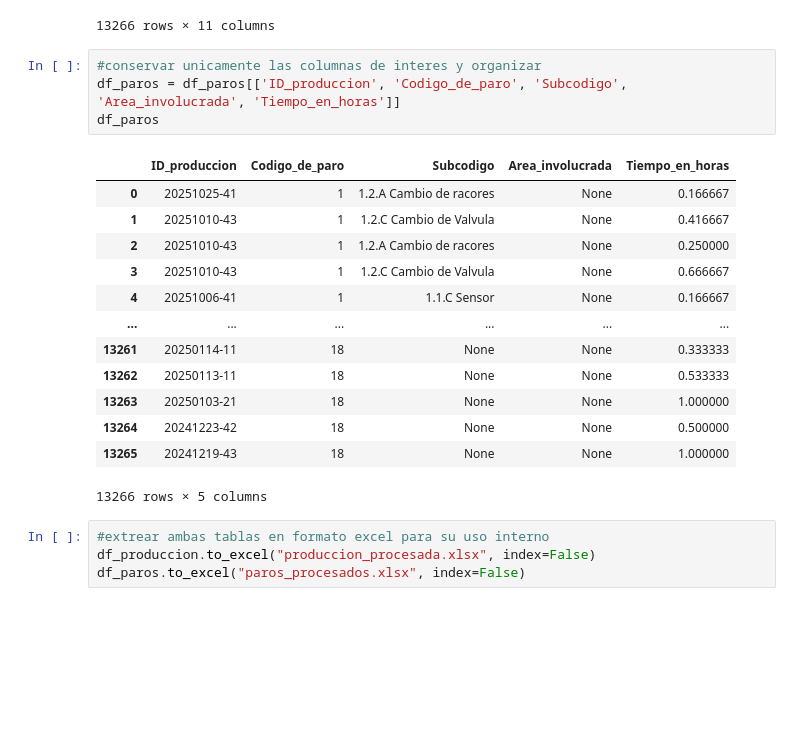
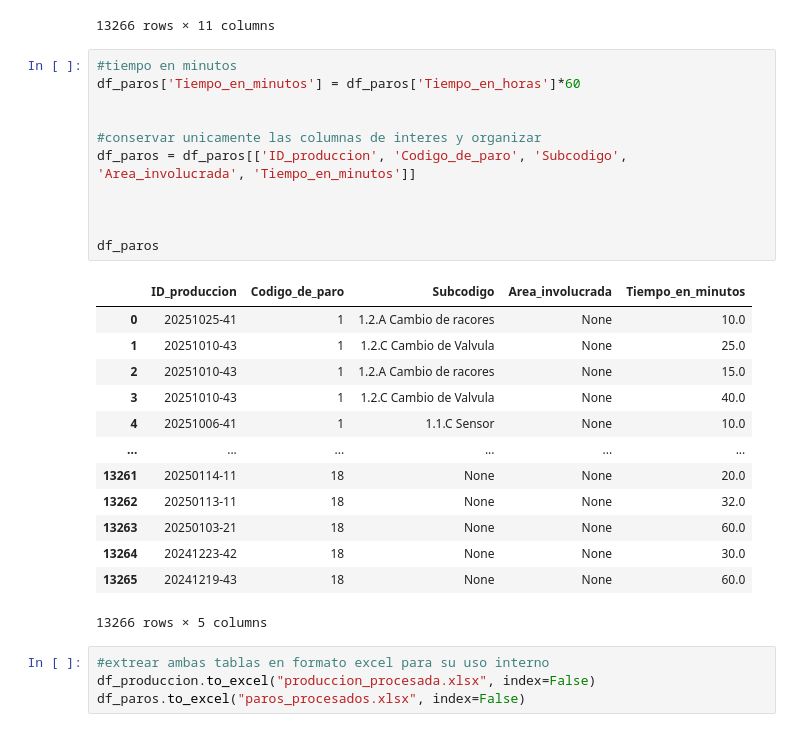
Before and after one commit to Hygl0110/SelfDataLearnig, a Jupyter notebook: normalizacion_datos_vinilos.ipynb, the cells around one changed output. Cells and saved outputs as stored; diff of their text form; blank space fills up the shorter version.

```diff
--- a/normalizacion_datos_vinilos.ipynb
+++ b/normalizacion_datos_vinilos.ipynb
@@ -227,22 +227,29 @@ df_paros
 | 13265 | 1919 | 20241219-43 | Codigo_18_en_horas | 1.000000 | 18 | NaN | ... |
 13266 rows × 11 columns
 # %%
+#tiempo en minutos
+df_paros['Tiempo_en_minutos'] = df_paros['Tiempo_en_horas']*60
+
+
 #conservar unicamente las columnas de interes y organizar
-df_paros = df_paros[['ID_produccion', 'Codigo_de_paro', 'Subcodigo', 'Area_involucrada', 'Tiempo_en_horas']]
+df_paros = df_paros[['ID_produccion', 'Codigo_de_paro', 'Subcodigo', 'Area_involucrada', 'Tiempo_en_minutos']]
+
+
+
 df_paros
 # %% [output]
-|  | ID_produccion | Codigo_de_paro | Subcodigo | Area_involucrada | Tiempo_en_horas |
-| 0 | 20251025-41 | 1 | 1.2.A Cambio de racores | None | 0.166667 |
-| 1 | 20251010-43 | 1 | 1.2.C Cambio de Valvula | None | 0.416667 |
-| 2 | 20251010-43 | 1 | 1.2.A Cambio de racores | None | 0.250000 |
-| 3 | 20251010-43 | 1 | 1.2.C Cambio de Valvula | None | 0.666667 |
-| 4 | 20251006-41 | 1 | 1.1.C Sensor | None | 0.166667 |
+|  | ID_produccion | Codigo_de_paro | Subcodigo | Area_involucrada | Tiempo_en_minutos |
+| 0 | 20251025-41 | 1 | 1.2.A Cambio de racores | None | 10.0 |
+| 1 | 20251010-43 | 1 | 1.2.C Cambio de Valvula | None | 25.0 |
+| 2 | 20251010-43 | 1 | 1.2.A Cambio de racores | None | 15.0 |
+| 3 | 20251010-43 | 1 | 1.2.C Cambio de Valvula | None | 40.0 |
+| 4 | 20251006-41 | 1 | 1.1.C Sensor | None | 10.0 |
 | ... | ... | ... | ... | ... | ... |
-| 13261 | 20250114-11 | 18 | None | None | 0.333333 |
-| 13262 | 20250113-11 | 18 | None | None | 0.533333 |
-| 13263 | 20250103-21 | 18 | None | None | 1.000000 |
-| 13264 | 20241223-42 | 18 | None | None | 0.500000 |
-| 13265 | 20241219-43 | 18 | None | None | 1.000000 |
+| 13261 | 20250114-11 | 18 | None | None | 20.0 |
+| 13262 | 20250113-11 | 18 | None | None | 32.0 |
+| 13263 | 20250103-21 | 18 | None | None | 60.0 |
+| 13264 | 20241223-42 | 18 | None | None | 30.0 |
+| 13265 | 20241219-43 | 18 | None | None | 60.0 |
 13266 rows × 5 columns
 # %%
 #extrear ambas tablas en formato excel para su uso interno
```
